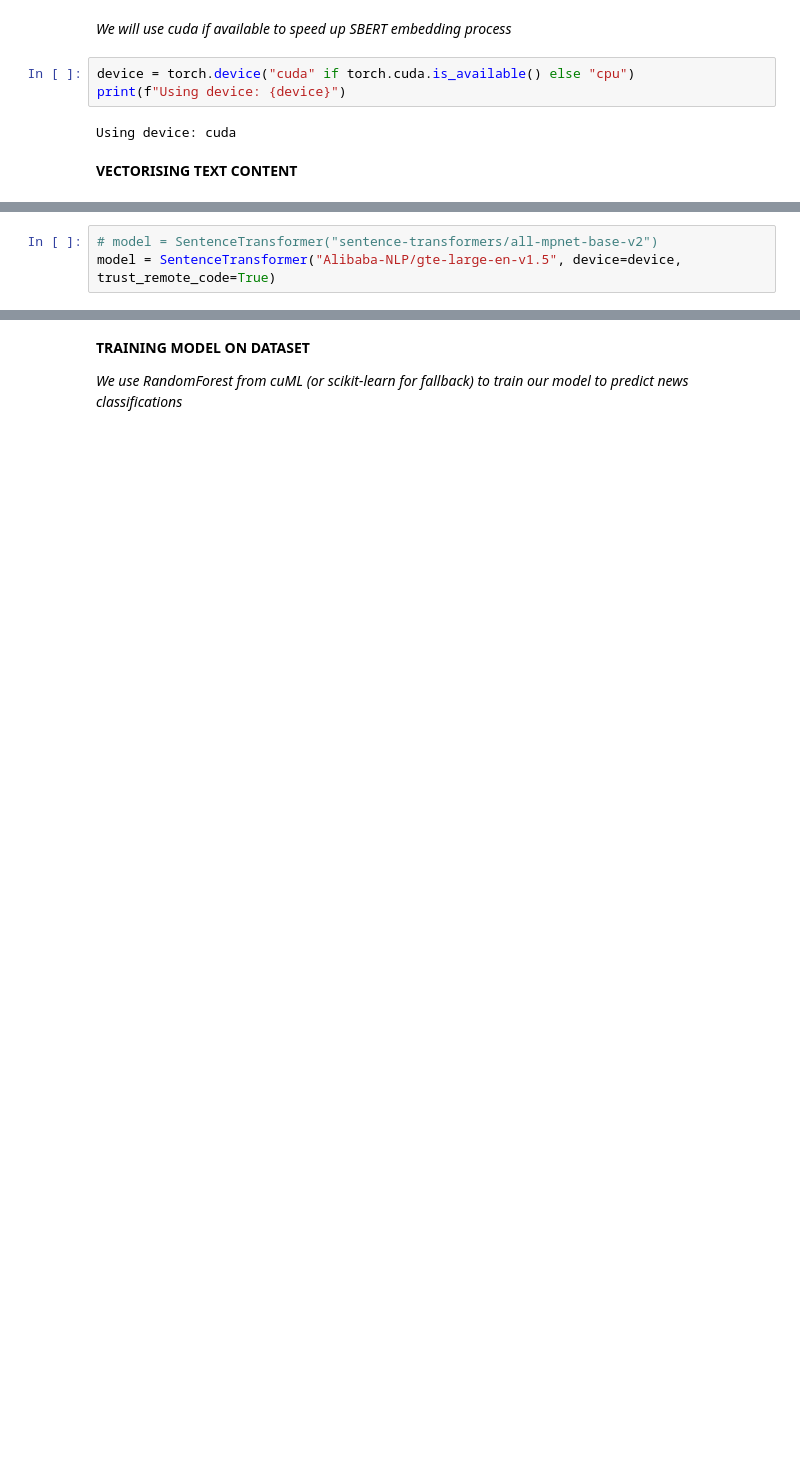
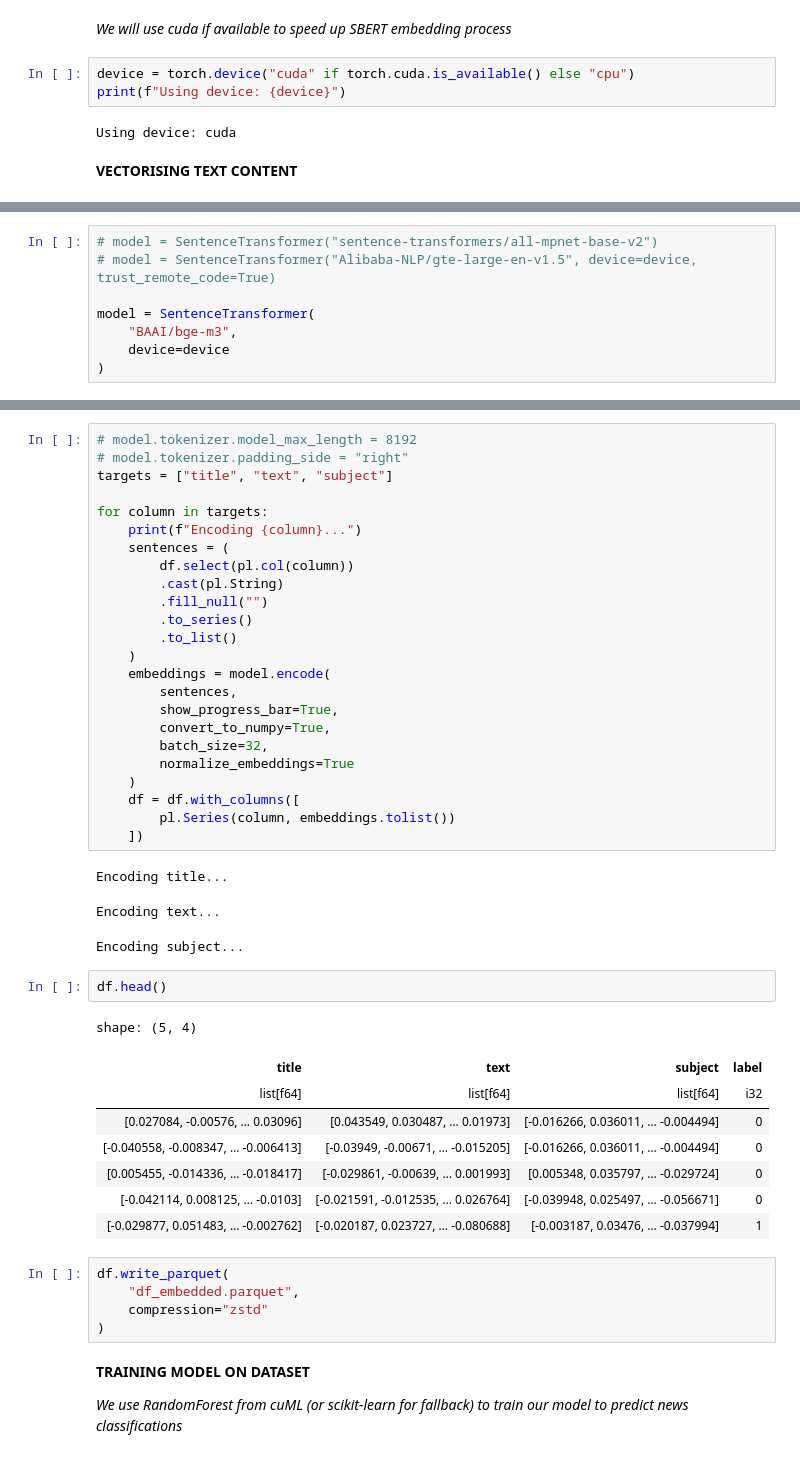
Before and after one commit to SasmitDey/fake_news_verifier, a Jupyter notebook: fake_news_verifier.ipynb, the cells around one changed output, grey strips where cells are left out. Drawn from its saved outputs; the diff is of its cells as text; blank space fills up the shorter version.

```diff
--- a/fake_news_verifier.ipynb
+++ b/fake_news_verifier.ipynb
@@ -139,5 +252,10 @@ __VECTORISING TEXT CONTENT__
 from sentence_transformers import SentenceTransformer
 # %%
 # model = SentenceTransformer("sentence-transformers/all-mpnet-base-v2")
-model = SentenceTransformer("Alibaba-NLP/gte-large-en-v1.5", device=device, trust_remote_code=True)
+# model = SentenceTransformer("Alibaba-NLP/gte-large-en-v1.5", device=device, trust_remote_code=True)
+
+model = SentenceTransformer(
+    "BAAI/bge-m3",
+    device=device
+)
 # %% [output]
@@ -151,3 +277,47 @@ Warning: You are sending unauthenticated requests to the HF Hub. Please set a HF
+# %%
+# model.tokenizer.model_max_length = 8192
+# model.tokenizer.padding_side = "right"
+targets = ["title", "text", "subject"]
+
+for column in targets:
+    print(f"Encoding {column}...")
+    sentences = (
+        df.select(pl.col(column))
+        .cast(pl.String)
+        .fill_null("")
+        .to_series()
+        .to_list()
+    )
+    embeddings = model.encode(
+        sentences,
+        show_progress_bar=True,
+        convert_to_numpy=True,
+        batch_size=32,
+        normalize_embeddings=True
+    )
+    df = df.with_columns([
+        pl.Series(column, embeddings.tolist())
+    ])
+# %% [output]
+Encoding title...
+Encoding text...
+Encoding subject...
+# %%
+df.head()
+# %% [output]
+shape: (5, 4)
+| title | text | subject | label |
+| list[f64] | list[f64] | list[f64] | i32 |
+| [0.027084, -0.00576, … 0.03096] | [0.043549, 0.030487, … 0.01973] | [-0.016266, 0.036011, … -0.004494] | 0 |
+| [-0.040558, -0.008347, … -0.006413] | [-0.03949, -0.00671, … -0.015205] | [-0.016266, 0.036011, … -0.004494] | 0 |
+| [0.005455, -0.014336, … -0.018417] | [-0.029861, -0.00639, … 0.001993] | [0.005348, 0.035797, … -0.029724] | 0 |
+| [-0.042114, 0.008125, … -0.0103] | [-0.021591, -0.012535, … 0.026764] | [-0.039948, 0.025497, … -0.056671] | 0 |
+| [-0.029877, 0.051483, … -0.002762] | [-0.020187, 0.023727, … -0.080688] | [-0.003187, 0.03476, … -0.037994] | 1 |
+# %%
+df.write_parquet(
+    "df_embedded.parquet",
+    compression="zstd"
+)
 # %% [markdown]
 __TRAINING MODEL ON DATASET__
 
```
Also changed, not shown: parts of 21 cells of this notebook.
